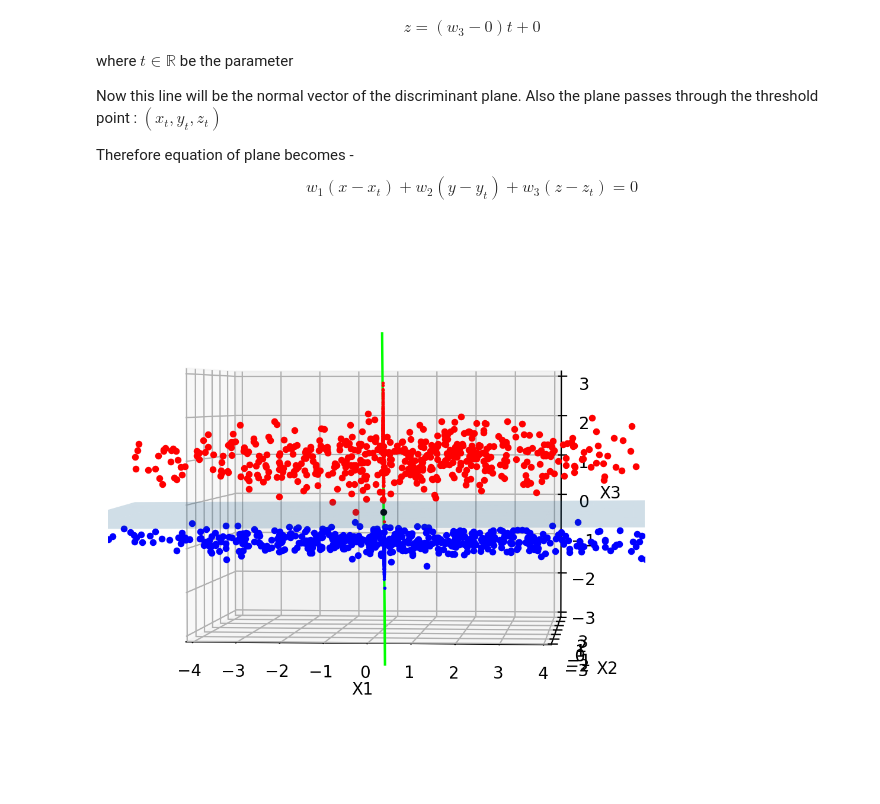
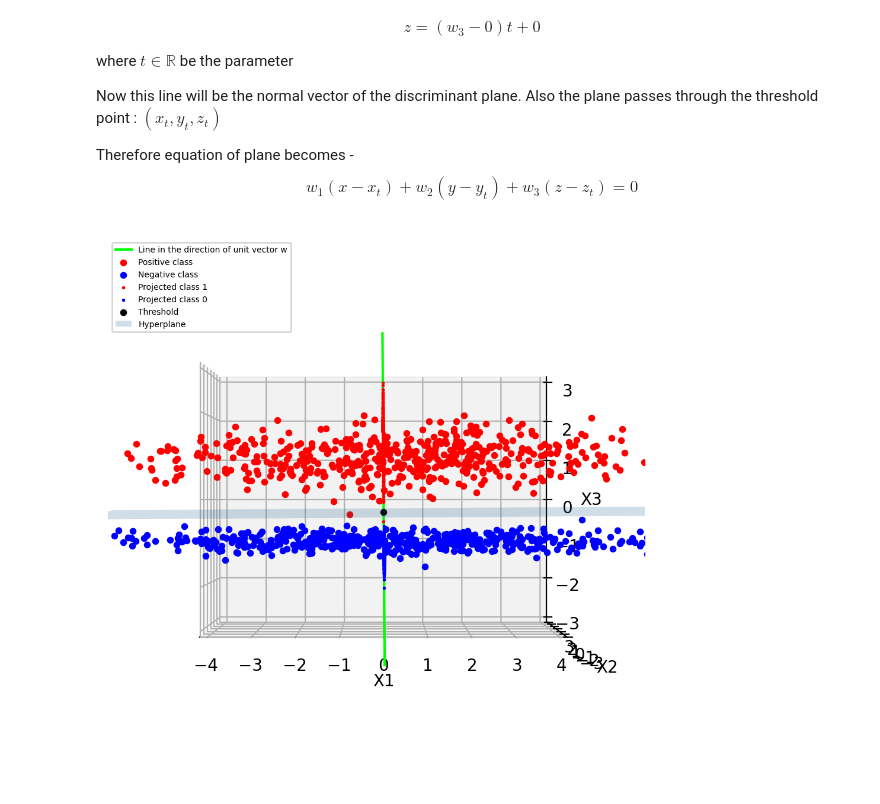
Before and after one commit to CyberKnight1803/ML_Assignment, a Jupyter notebook: fisher/Fisher's Linear Discriminant.ipynb, the cells around one changed output. Saved outputs shown, nothing was run; the diff lists cells and outputs as text; code cells hidden in the pictures.

```diff
--- a/fisher/Fisher's Linear Discriminant.ipynb
+++ b/fisher/Fisher's Linear Discriminant.ipynb
@@ -264,49 +271,51 @@ ax.set_xlabel('X1')
 ax.set_ylabel('X2')
 ax.set_zlabel('X3')
 
-ax.scatter(X_pos[:, 0], X_pos[:, 1], X_pos[:, 2], s=10, color=[1, 0, 0], depthshade=False)
-ax.scatter(X_neg[:, 0], X_neg[:, 1], X_neg[:, 2], s=10, color=[0, 0, 1], depthshade=False)
+ax.scatter(X_pos[:, 0], X_pos[:, 1], X_pos[:, 2], s=10, color=[1, 0, 0], depthshade=False, label = 'Positive class')
+ax.scatter(X_neg[:, 0], X_neg[:, 1], X_neg[:, 2], s=10, color=[0, 0, 1], depthshade=False, label = 'Negative class')
 
 # Extended the commented line
 
 x = W[0] * np.linspace(-4, 4, 100)
 y = W[1] * np.linspace(-4, 4, 100)
 z = W[2] * np.linspace(-4, 4, 100)
-ax.plot(x, y, z, color = 'lime')
+ax.plot(x, y, z, color = 'lime', label = 'Line in the direction of unit vector w')
 
 
 # Projections
 W_r = W.reshape(1, -1)
 X_pn = np.dot(W_r, X_pos.T) / np.linalg.norm(X_pos)
 X_pn = X_pn.T * W * 1e2   # Scaled up to show properly in the plot
 
 X_nn = np.dot(W_r, X_neg.T) / np.linalg.norm(X_neg)
 X_nn = X_nn.T * W * 1e2  # Scaled up to show properly in th plot
 
-ax.scatter(X_pn[:, 0], X_pn[:, 1], X_pn[:, 2], s=1, color=[1, 0, 0], depthshade=False)
-ax.scatter(X_nn[:, 0], X_nn[:, 1], X_nn[:, 2], s=1, color=[0, 0, 1], depthshade=False)
+ax.scatter(X_pn[:, 0], X_pn[:, 1], X_pn[:, 2], s=1, color=[1, 0, 0], depthshade=False, label = 'Projected class 1')
+ax.scatter(X_nn[:, 0], X_nn[:, 1], X_nn[:, 2], s=1, color=[0, 0, 1], depthshade=False, label = 'Projected class 0')
 
 
 
 X_t = W * threshold
-ax.scatter(X_t[0], X_t[1], X_t[2], s = 10, color = 'black', depthshade = False)
+ax.scatter(X_t[0], X_t[1], X_t[2], s = 10, color = 'black', depthshade = False, label = 'Threshold')
 
 
 
 # Equation of discriminant plane where unit vecotr W is normal vector
 x, y = np.meshgrid(range(-7, 8), range(-5, 5))
 z = W[2] * X_t[2] - (W[0] * (x - X_t[0]) + W[1] * (y - X_t[1]))
 z = z / W[2]
 
-ax.plot_surface(x, y, z, alpha = 0.2)
+Hyperplane = ax.plot_surface(x, y, z, alpha = 0.2, label = "Hyperplane")
+Hyperplane._facecolors2d = Hyperplane._facecolor3d
+Hyperplane._edgecolors2d = Hyperplane._facecolor3d
 
 ax.set_xlim(-4, 4)
 ax.set_ylim(-3, 3)
 ax.set_zlim(-3, 3)
 
 
-ax.view_init(2, -85)
-
+ax.view_init(0, -90)
+ax.legend(loc = 2, prop = {'size': 5})
 plt.show()
 # %% [output]
-[figure, old version]
+[figure, new version]
```
Also changed, not shown: parts of 2 cells of this notebook.
